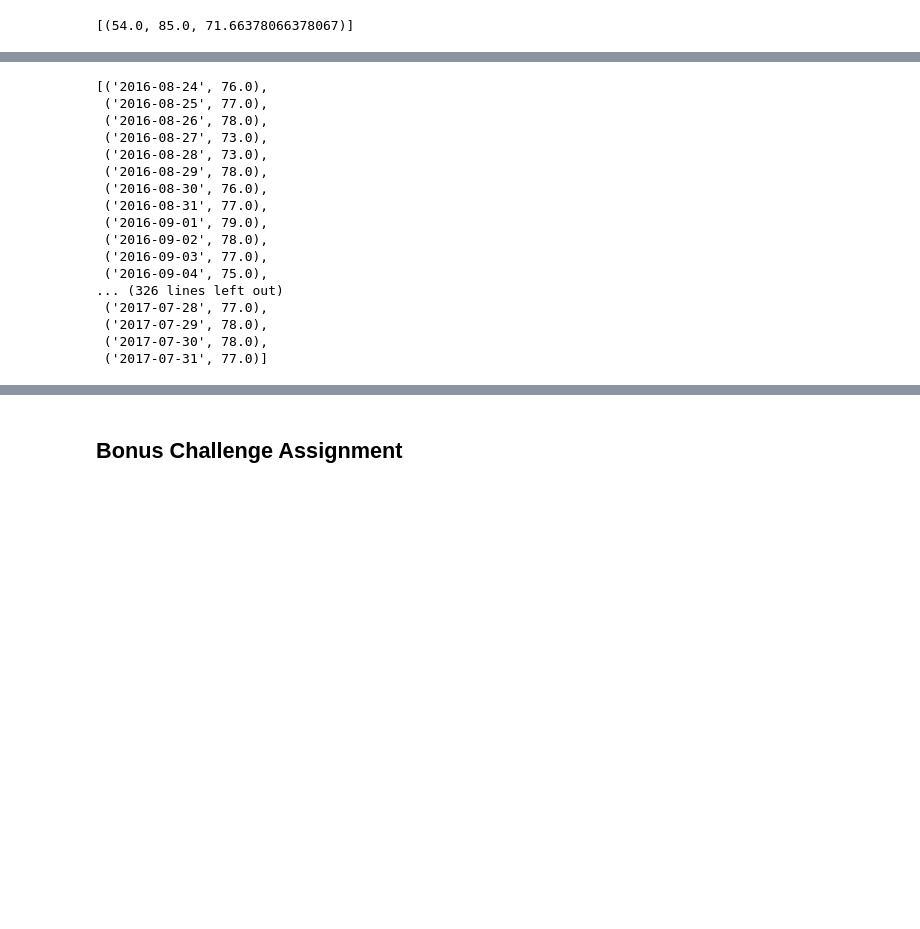
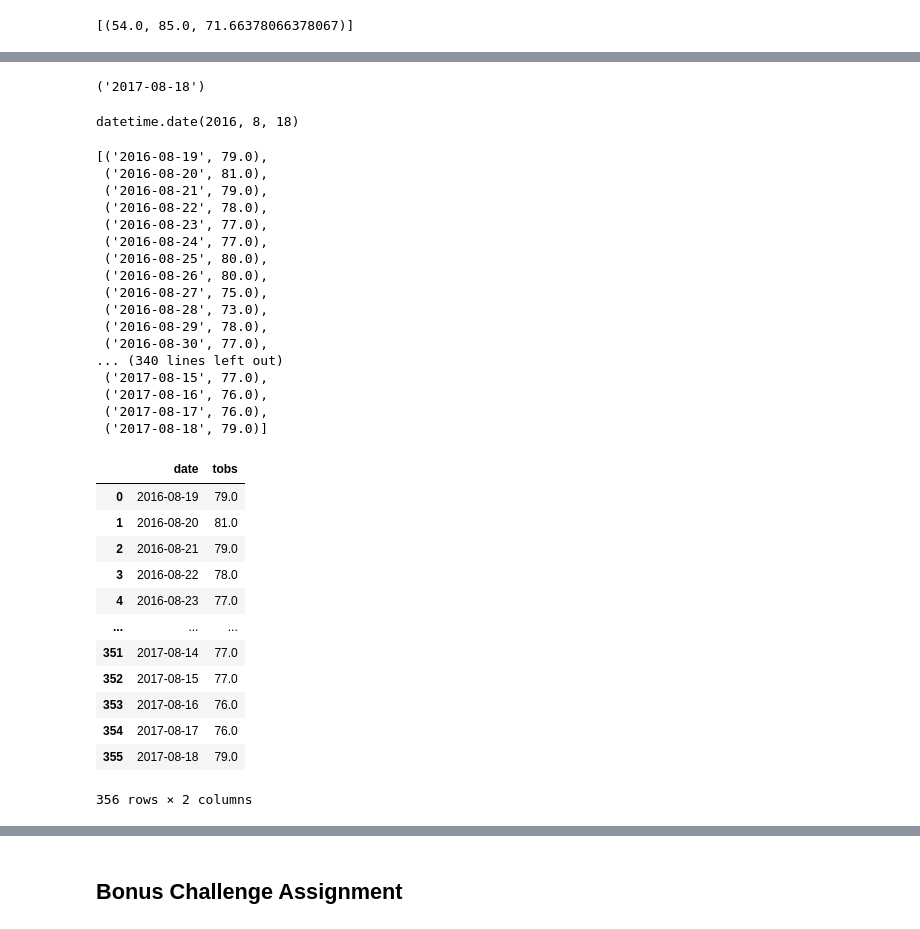
Before and after one commit to newbeadwork/Climate_Analysis_SQLalchemy, a Jupyter notebook: climate_starter.ipynb, the cells around one changed output, grey strips where cells are left out. Saved outputs shown, nothing was run; the diff lists cells and outputs as text; code cells hidden in the pictures; blank space fills up the shorter version.

```diff
--- a/climate_starter.ipynb
+++ b/climate_starter.ipynb
@@ -264,29 +273,60 @@ active_station_1
 # %%
-# Choose the station with the highest number of temperature observations.
 # Query the last 12 months of temperature observation data for this station and plot the results as a histogram
+#Finding the last date of the most active station observation
+last_date_for_station = session.query(measurement.date).\
+                        filter(measurement.station == 'USC00519281').\
+                        order_by(measurement.date.desc()).first()
+last_date_for_station
+# %% [output]
+('2017-08-18')
+# %%
+#Calculating the date 1 year ago from the last date of the most active station observation
+query_date_station = dt.date(2017, 8, 18) - dt.timedelta(days=365)
+query_date_station
+# %% [output]
+datetime.date(2016, 8, 18)
 # %%
-&&&&&&&&&&&
-last_year_1 = session.query(measurement.date, measurement.tobs).\
-    filter(measurement.station == 'USC00513117').\
-    filter(measurement.date > '2016-08-23').all()
+# Query the last 12 months of temperature observation data for this station
+last_year_station = session.query(measurement.date, measurement.tobs).\
+    filter(measurement.station == 'USC00519281').\
+    filter(measurement.date > '2016-08-18').all()
 
-last_year_1
+last_year_station
 # %% [output]
-[('2016-08-24', 76.0),
- ('2016-08-25', 77.0),
- ('2016-08-26', 78.0),
- ('2016-08-27', 73.0),
+[('2016-08-19', 79.0),
+ ('2016-08-20', 81.0),
+ ('2016-08-21', 79.0),
+ ('2016-08-22', 78.0),
+ ('2016-08-23', 77.0),
+ ('2016-08-24', 77.0),
+ ('2016-08-25', 80.0),
+ ('2016-08-26', 80.0),
+ ('2016-08-27', 75.0),
  ('2016-08-28', 73.0),
  ('2016-08-29', 78.0),
- ('2016-08-30', 76.0),
- ('2016-08-31', 77.0),
- ('2016-09-01', 79.0),
- ('2016-09-02', 78.0),
- ('2016-09-03', 77.0),
- ('2016-09-04', 75.0),
-... (326 lines left out)
- ('2017-07-28', 77.0),
- ('2017-07-29', 78.0),
- ('2017-07-30', 78.0),
- ('2017-07-31', 77.0)]
+ ('2016-08-30', 77.0),
+... (340 lines left out)
+ ('2017-08-15', 77.0),
+ ('2017-08-16', 76.0),
+ ('2017-08-17', 76.0),
+ ('2017-08-18', 79.0)]
+# %%
+#Creating dataframe for the most active station
+most_active_df = pd.DataFrame(last_year_station)
+most_active_df = most_active_df.dropna()
+most_active_df
+# %% [output]
+|  | date | tobs |
+| 0 | 2016-08-19 | 79.0 |
+| 1 | 2016-08-20 | 81.0 |
+| 2 | 2016-08-21 | 79.0 |
+| 3 | 2016-08-22 | 78.0 |
+| 4 | 2016-08-23 | 77.0 |
+| ... | ... | ... |
+| 351 | 2017-08-14 | 77.0 |
+| 352 | 2017-08-15 | 77.0 |
+| 353 | 2017-08-16 | 76.0 |
+| 354 | 2017-08-17 | 76.0 |
+| 355 | 2017-08-18 | 79.0 |
+356 rows × 2 columns
 # %%
```
Also changed, not shown: parts of 9 cells of this notebook.
